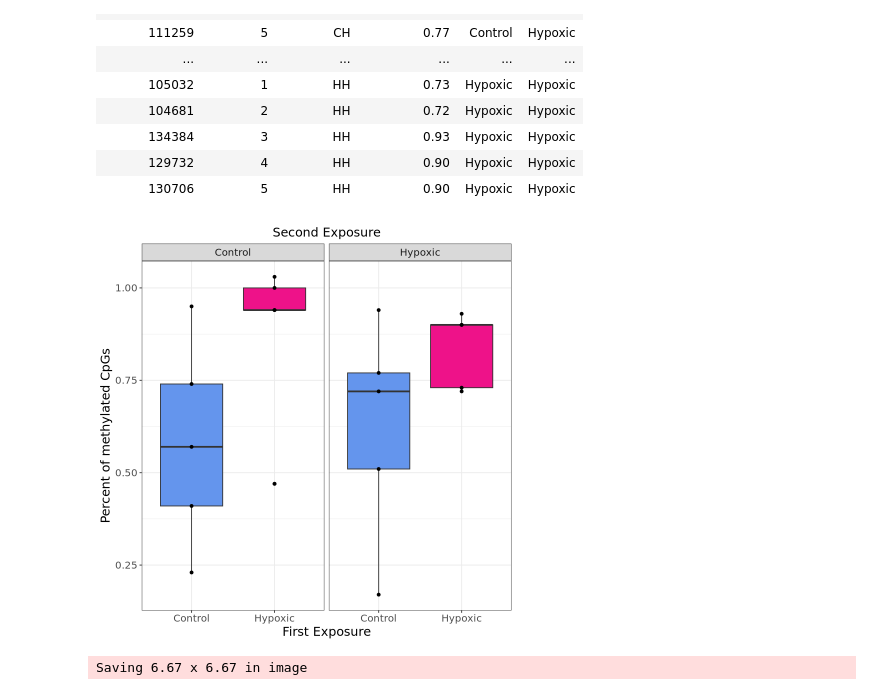
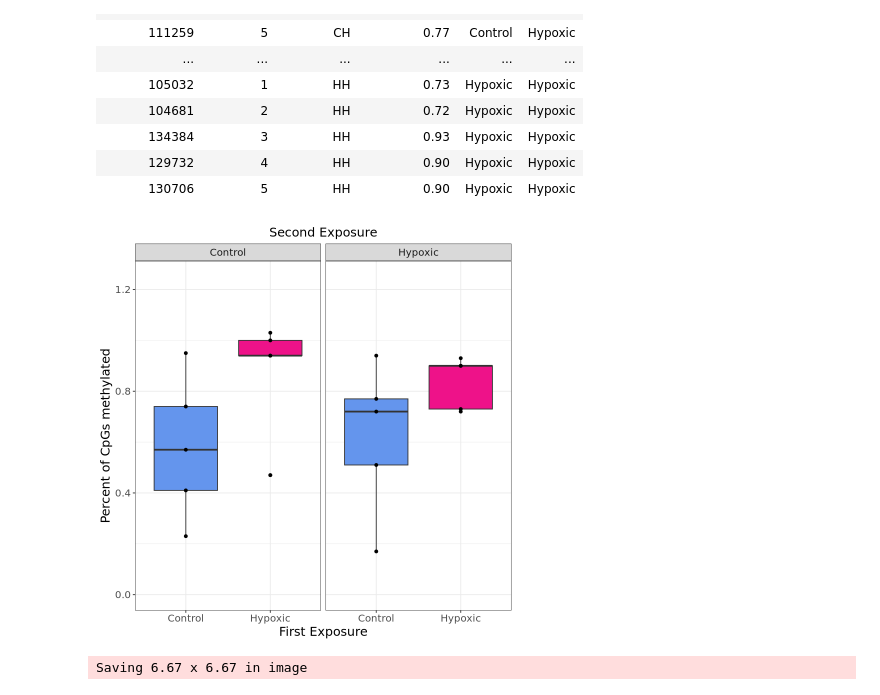
Before and after one commit to jgmcdonough/CE18_methylRAD_analysis, a Jupyter notebook: analysis/genomic_feature_tracks/methylation_level_of_features.ipynb, the cells around one changed output. Saved outputs shown, nothing was run; the diff lists cells and outputs as text; code cells hidden in the pictures.

```diff
--- a/analysis/genomic_feature_tracks/methylation_level_of_features.ipynb
+++ b/analysis/genomic_feature_tracks/methylation_level_of_features.ipynb
@@ -2791,17 +2791,18 @@ A data.frame: 20 × 6
 # %%
 cpgBoxplot <- ggplot(cpg, aes(x = phase1, y = methyl_level, fill = phase1)) +
   geom_boxplot() +
   geom_point() +
   facet_wrap(~ phase2) +
   scale_fill_manual(values=c('cornflowerblue', 'deeppink2')) +
   guides(fill = 'none') +
-  labs(x = "First Exposure", y = "Percent of methylated CpGs", subtitle = "Second Exposure") +
+ylim(0, 1.25) +
+  labs(x = "First Exposure", y = "Percent of CpGs methylated", subtitle = "Second Exposure") +
   theme_bw() +
   theme(text = element_text(size = 15), plot.subtitle = element_text(hjust=0.5))
 
 cpgBoxplot
 # %% [output]
-[figure, old version]
+[figure, new version]
 # %%
 ggsave('/project/pi_sarah_gignouxwolfsohn_uml_edu/julia/CE_MethylRAD_analysis_2018/analysis/figures/cpgMe_boxplot_faceted.pdf', cpgBoxplot)
 # %% [output]
```
Also changed, not shown: 1 other file.
